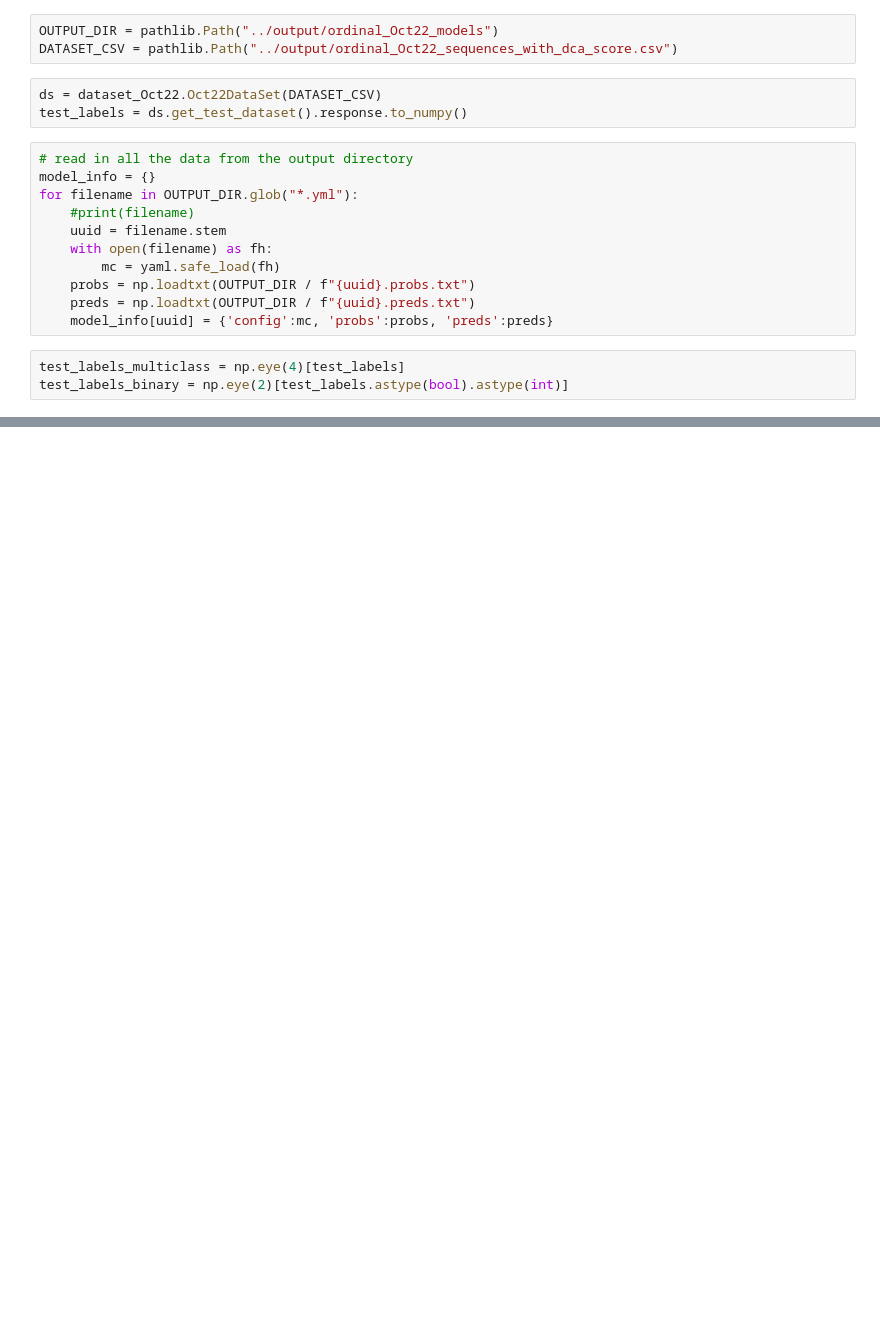
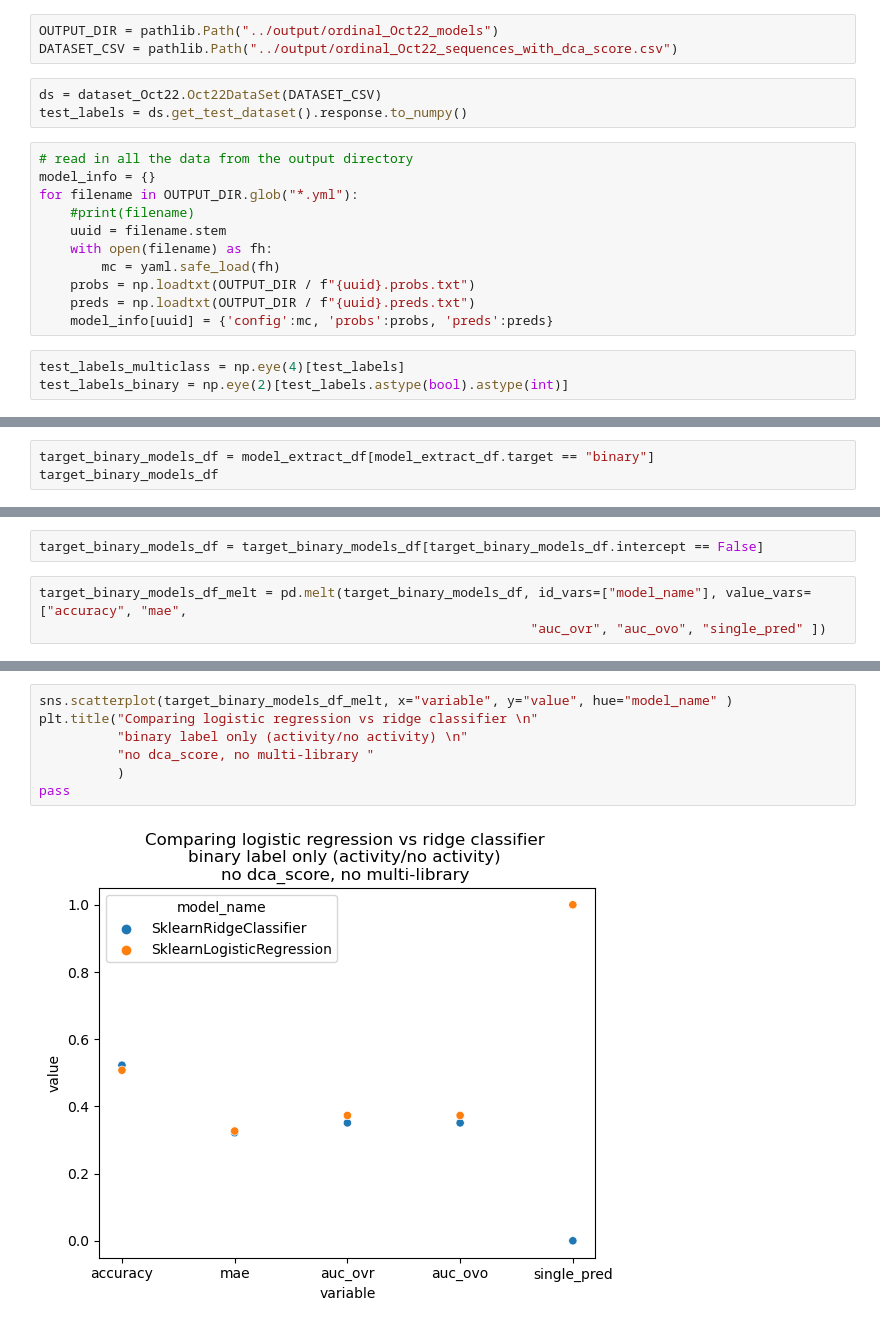
Before and after one commit to RomeroLab/sadx-latent-function, a Jupyter notebook: projects/Biochemical_Ordinal/scripts/nb_benchmark_models_Oct22.ipynb, the cells around one changed output, grey strips where cells are left out. Cells and saved outputs as stored; diff of their text form; blank space fills up the shorter version.

```diff
--- a/projects/Biochemical_Ordinal/scripts/nb_benchmark_models_Oct22.ipynb
+++ b/projects/Biochemical_Ordinal/scripts/nb_benchmark_models_Oct22.ipynb
@@ -69,0 +81,3 @@ model_extract_df
+# %%
+target_binary_models_df = model_extract_df[model_extract_df.target == "binary"]
+target_binary_models_df
@@ -69,0 +92,5 @@ model_extract_df
+# %%
+target_binary_models_df = target_binary_models_df[target_binary_models_df.intercept == False]
+# %%
+target_binary_models_df_melt = pd.melt(target_binary_models_df, id_vars=["model_name"], value_vars=["accuracy", "mae",
+                                                               "auc_ovr", "auc_ovo", "single_pred" ])
@@ -69,0 +111,9 @@ model_extract_df
+# %%
+sns.scatterplot(target_binary_models_df_melt, x="variable", y="value", hue="model_name" )
+plt.title("Comparing logistic regression vs ridge classifier \n"
+          "binary label only (activity/no activity) \n"
+          "no dca_score, no multi-library "
+          )
+pass
+# %% [output]
+[figure, added]
```
Also changed, not shown: parts of 11 cells of this notebook.
